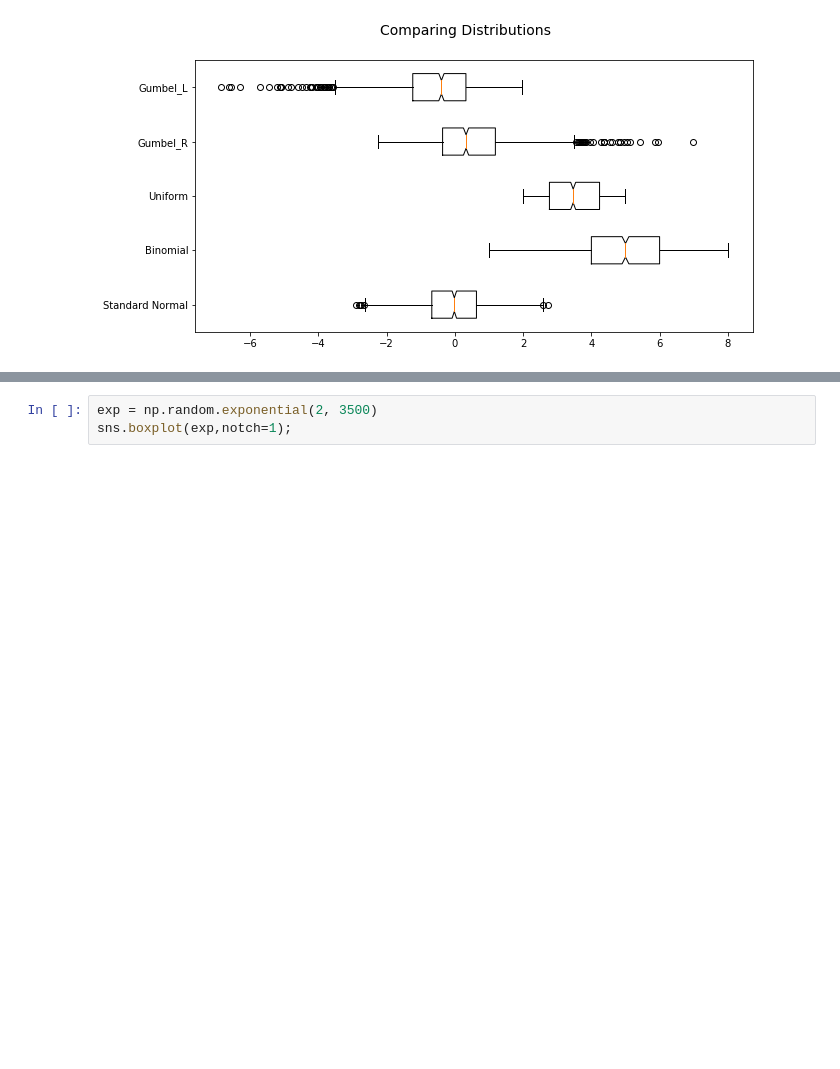
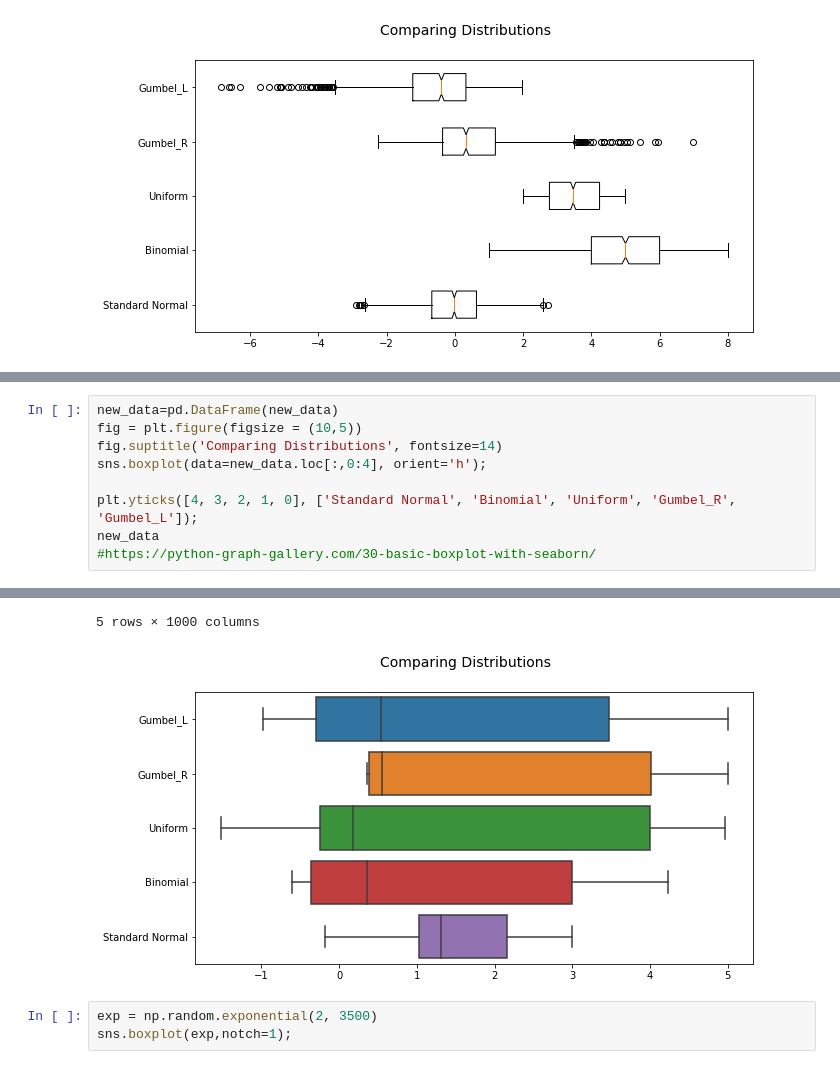
Before and after one commit to MarionMcG/fundamentals_data_analysis, a Jupyter notebook: boxplots.ipynb, the cells around one changed output, grey strips where cells are left out. Drawn from its saved outputs; the diff is of its cells as text; blank space fills up the shorter version.

```diff
--- a/boxplots.ipynb
+++ b/boxplots.ipynb
@@ -295,0 +306,10 @@ plt.show()
+# %%
+new_data=pd.DataFrame(new_data)
+fig = plt.figure(figsize = (10,5))
+fig.suptitle('Comparing Distributions', fontsize=14)
+sns.boxplot(data=new_data.loc[:,0:4], orient='h');
+
+plt.yticks([4, 3, 2, 1, 0], ['Standard Normal', 'Binomial', 'Uniform', 'Gumbel_R', 'Gumbel_L']);
+new_data
+#https://python-graph-gallery.com/30-basic-boxplot-with-seaborn/
+# %% [output]
@@ -296,3 +322,5 @@ plt.show()
+5 rows × 1000 columns
+[figure, added]
 # %%
 exp = np.random.exponential(2, 3500)
 sns.boxplot(exp,notch=1);
```
Also changed, not shown: parts of 5 cells of this notebook.
